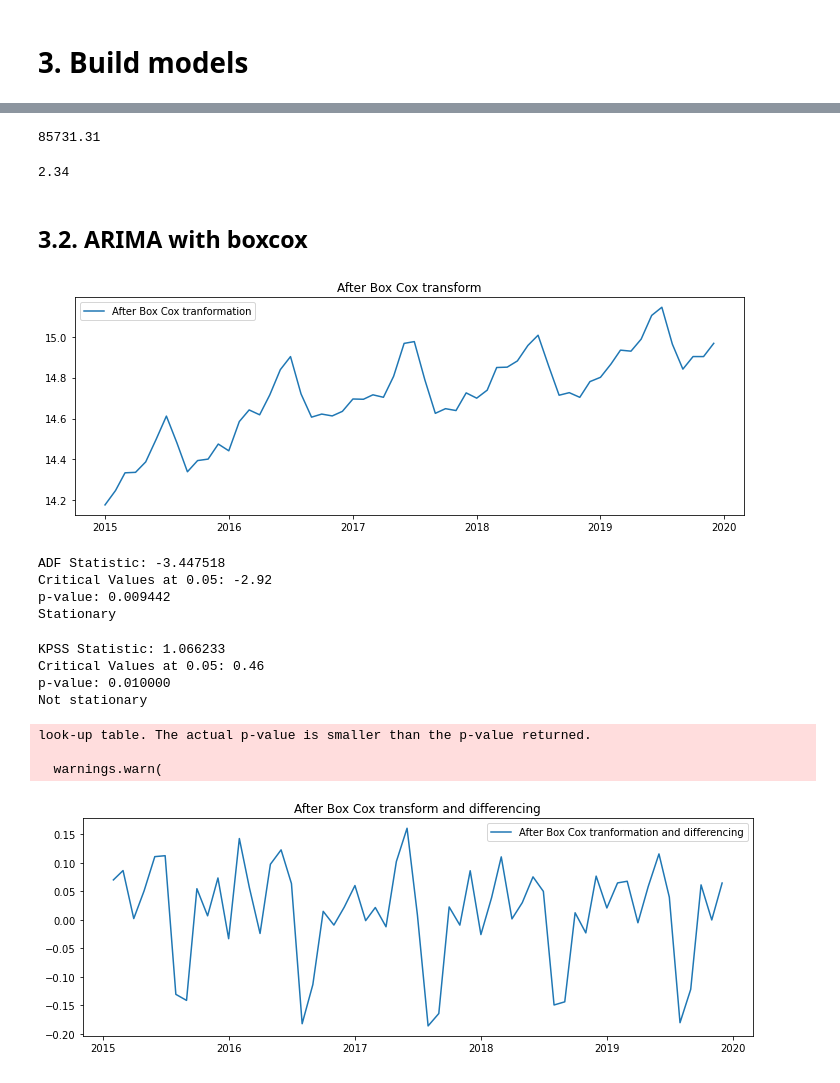
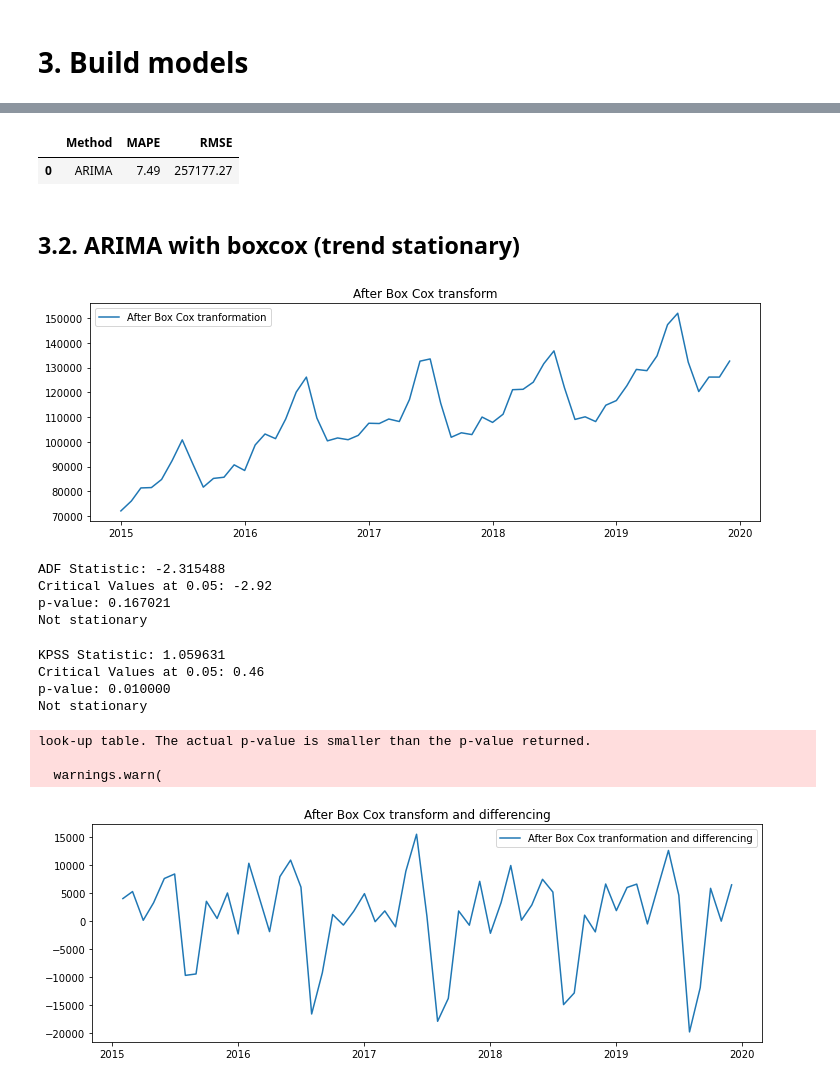
Before and after one commit to Alan-Wolf-VN/passenger_forecast, a Jupyter notebook: pax_forecast.ipynb, the cells around one changed output, grey strips where cells are left out. Cells and saved outputs as stored; diff of their text form; code cells hidden in the pictures.

Commit message:
add boxcox transformation and fix stationary test error

```diff
--- a/pax_forecast.ipynb
+++ b/pax_forecast.ipynb
@@ -284,25 +247,25 @@ plt.show()
 # %%
+# Calculate rmse and mape:
 rmse = np.sqrt(mean_squared_error(test['TTT'], test['predict'])).round(2)
-print(rmse)
+mape = np.round(np.mean(np.abs(test['TTT']-test['predict'])/test['TTT'])*100,2)
-# %% [output]
-85731.31
-# %%
-mape = np.round(np.mean(np.abs(test['TTT']-test['predict'])/test['TTT'])*100,2)
-print(mape)
-# %% [output]
-2.34
+# %%
+results = pd.DataFrame({'Method':'ARIMA', 'MAPE': [mape], 'RMSE': [rmse]})
+results
+# %% [output]
+|  | Method | MAPE | RMSE |
+| 0 | ARIMA | 7.49 | 257177.27 |
 # %% [markdown]
-## 3.2. ARIMA with boxcox
+## 3.2. ARIMA with boxcox (trend stationary)
 # %%
-data_boxcox = pd.Series(boxcox(data['TTT'], lmbda=0), index = data.index)
+data_boxcox = pd.Series(boxcox(data['TTT'])[0], index = data.index)
 
 plt.figure(figsize=(12,4))
 plt.plot(data_boxcox, label='After Box Cox tranformation')
 plt.legend(loc='best')
 plt.title('After Box Cox transform')
 plt.show()
 # %% [output]
-[figure, old version]
+[figure, new version]
 # %%
 # Stationarity test:
 result = adfuller(data_boxcox)
@@ -314,22 +277,22 @@ if result[1] <= 0.05:
 else:
     print('Not stationary')
 # %% [output]
-ADF Statistic: -3.447518
+ADF Statistic: -2.315488
 Critical Values at 0.05: -2.92
-p-value: 0.009442
-Stationary
+p-value: 0.167021
+Not stationary
 # %%
 kpss_test = kpss(data_boxcox)
 
 print('KPSS Statistic: %f' % kpss_test[0])
 print('Critical Values at 0.05: %.2f' % kpss_test[3]['5%'])
 print('p-value: %f' % kpss_test[1])
-if result[1] > 0.05:
+if kpss_test[1] > 0.05:
     print('Stationary')
 else:
     print('Not stationary')
 # %% [output]
-KPSS Statistic: 1.066233
+KPSS Statistic: 1.059631
 Critical Values at 0.05: 0.46
 p-value: 0.010000
 Not stationary
@@ -337,14 +300,14 @@ look-up table. The actual p-value is smaller than the p-value returned.
 
   warnings.warn(
 # %%
-data_boxcox_diff = pd.Series(data_boxcox - data_boxcox.shift(), data.index)
+data_boxcox_diff = pd.Series(data_boxcox - data_boxcox.shift(1), data.index)
 plt.figure(figsize=(12,4))
 plt.plot(data_boxcox_diff, label='After Box Cox tranformation and differencing')
 plt.legend(loc='best')
 plt.title('After Box Cox transform and differencing')
 plt.show()
 # %% [output]
-[figure, old version]
+[figure, new version]
 # %%
 data_boxcox_diff.dropna(inplace=True)
 # %%
```
Also changed, not shown: parts of 32 cells of this notebook, 1 other file.
